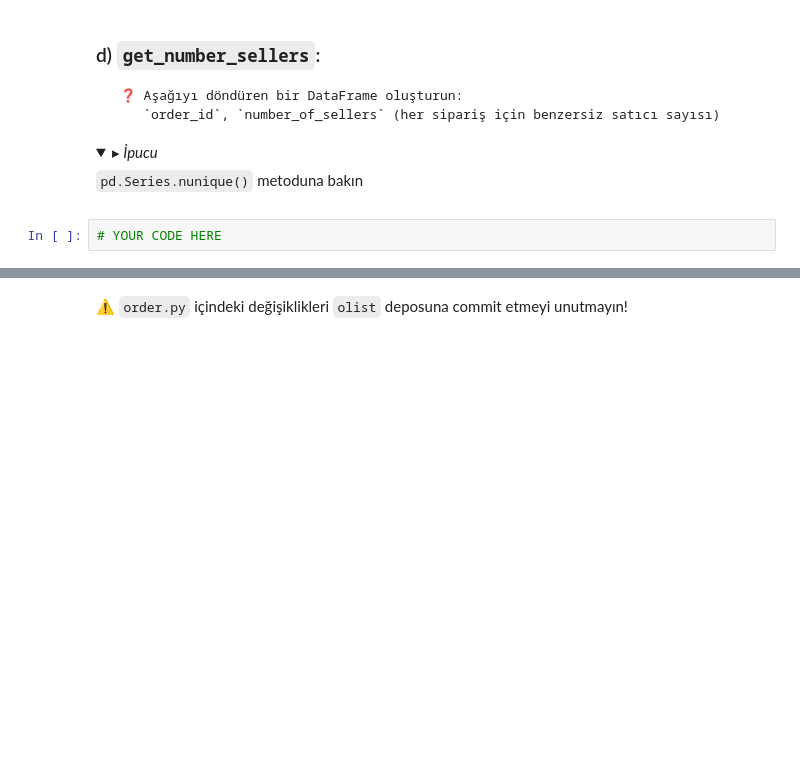
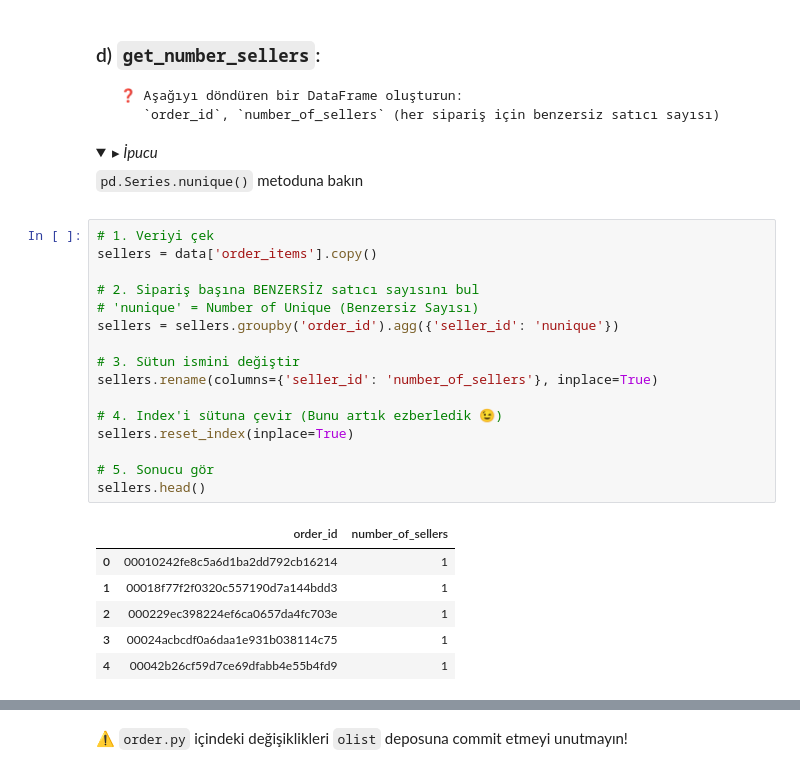
Before and after one commit to berkayturhan-boop/data-orders, a Jupyter notebook: orders.ipynb, the cells around one changed output, grey strips where cells are left out. Drawn from its saved outputs; the diff is of its cells as text; folded sections open; blank space fills up the shorter version.

```diff
--- a/orders.ipynb
+++ b/orders.ipynb
@@ -372,8 +409,29 @@ result.write(); print(result.check())
 
 `pd.Series.nunique()` metoduna bakın
 </details>
-# %%
-# YOUR CODE HERE
+# %%
+# 1. Veriyi çek
+sellers = data['order_items'].copy()
+
+# 2. Sipariş başına BENZERSİZ satıcı sayısını bul
+# 'nunique' = Number of Unique (Benzersiz Sayısı)
+sellers = sellers.groupby('order_id').agg({'seller_id': 'nunique'})
+
+# 3. Sütun ismini değiştir
+sellers.rename(columns={'seller_id': 'number_of_sellers'}, inplace=True)
+
+# 4. Index'i sütuna çevir (Bunu artık ezberledik 😉)
+sellers.reset_index(inplace=True)
+
+# 5. Sonucu gör
+sellers.head()
+# %% [output]
+|  | order_id | number_of_sellers |
+| 0 | 00010242fe8c5a6d1ba2dd792cb16214 | 1 |
+| 1 | 00018f77f2f0320c557190d7a144bdd3 | 1 |
+| 2 | 000229ec398224ef6ca0657da4fc703e | 1 |
+| 3 | 00024acbcdf0a6daa1e931b038114c75 | 1 |
+| 4 | 00042b26cf59d7ce69dfabb4e55b4fd9 | 1 |
 # %%
 from nbresult import ChallengeResult
 result = ChallengeResult('number_sellers',
```
Also changed, not shown: parts of 4 cells of this notebook.
